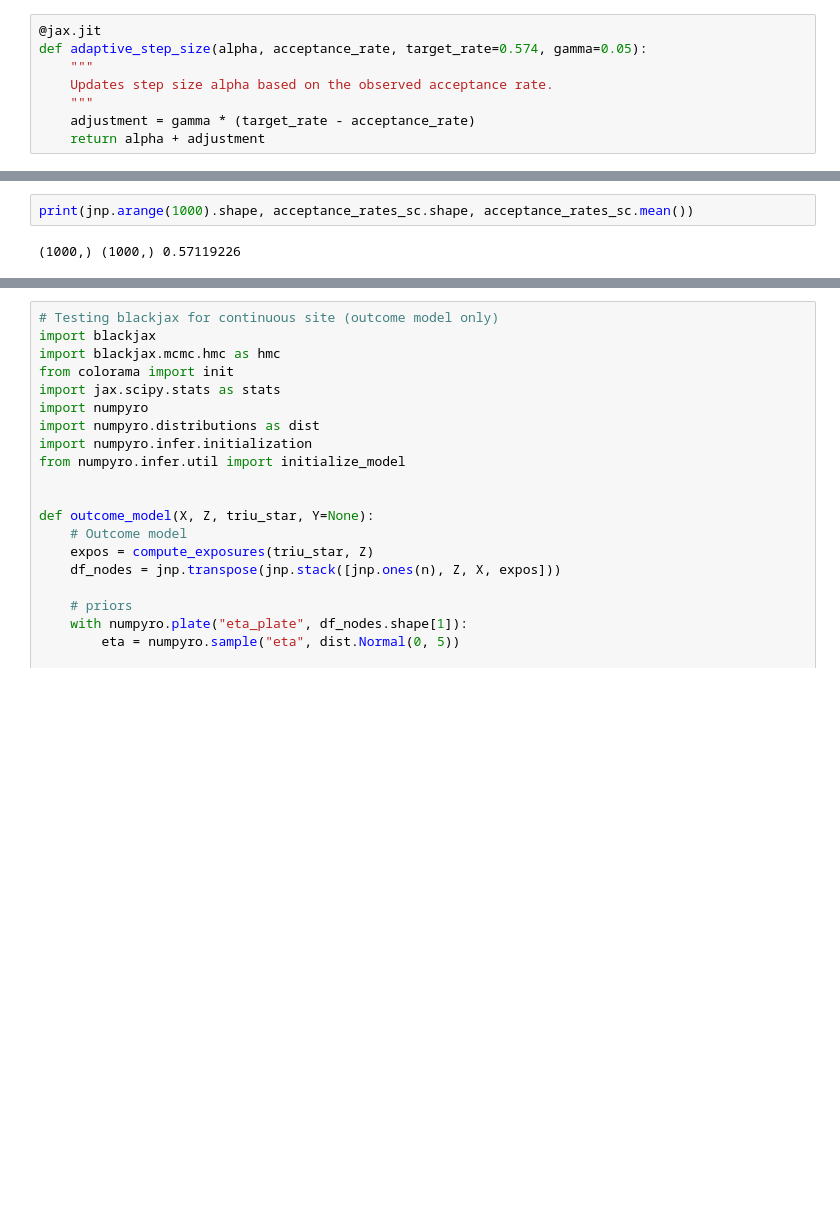
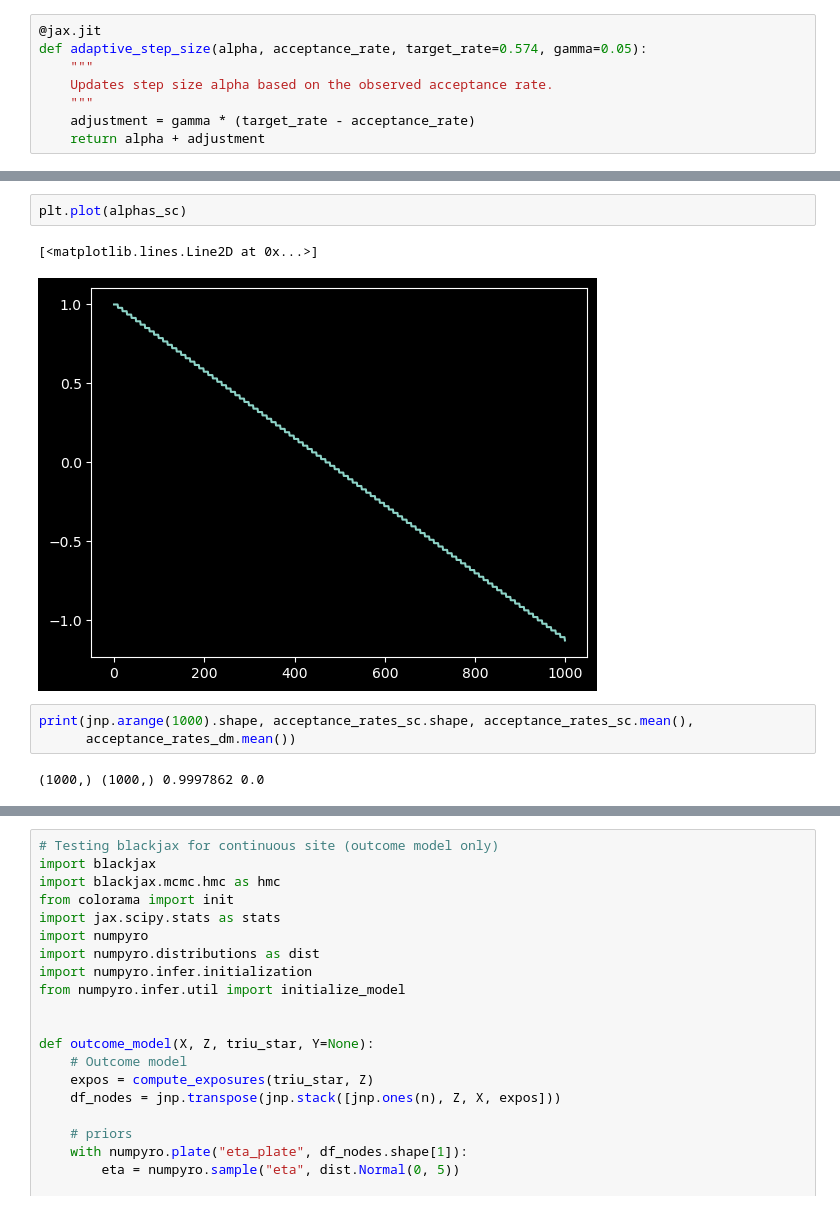
Before and after one commit to barwein/BayesProxyNets, a Jupyter notebook: src/test_discrete_sampling.ipynb, the cells around one changed output, grey strips where cells are left out. Cells and saved outputs as stored; diff of their text form; blank space fills up the shorter version.

```diff
--- a/src/test_discrete_sampling.ipynb
+++ b/src/test_discrete_sampling.ipynb
@@ -518,7 +646,13 @@ logpost shape (1000,)
+# %%
+plt.plot(alphas_sc)
+# %% [output]
+[<matplotlib.lines.Line2D at 0x...>]
+[figure, added]
 # %%
-print(jnp.arange(1000).shape, acceptance_rates_sc.shape, acceptance_rates_sc.mean())
+print(jnp.arange(1000).shape, acceptance_rates_sc.shape, acceptance_rates_sc.mean(),
+      acceptance_rates_dm.mean())
 # %% [output]
-(1000,) (1000,) 0.57119226
+(1000,) (1000,) 0.9997862 0.0
 # %%
 plt.scatter(jnp.arange(1000),acceptance_rates_sc)
 # %% [output]
```
Also changed, not shown: parts of 14 cells of this notebook.
